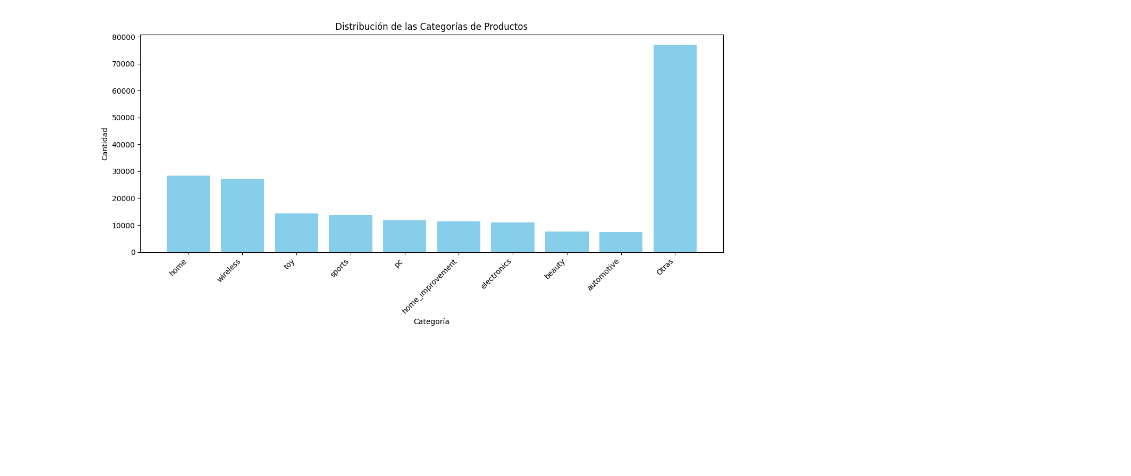
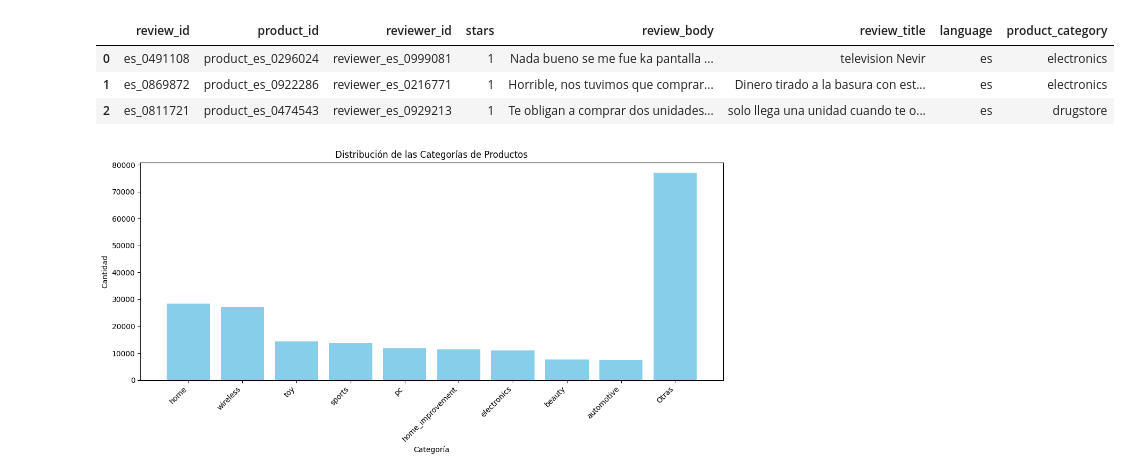
Before and after one commit to kpenzo/rag_example, a Jupyter notebook: Copy_of_Introducción_y_Fundamentos_del_NLP.ipynb, the cells around one changed output. Drawn from its saved outputs; the diff is of its cells as text; code cells hidden in the pictures; blank space fills up the shorter version.

```diff
--- a/Copy_of_Introducción_y_Fundamentos_del_NLP.ipynb
+++ b/Copy_of_Introducción_y_Fundamentos_del_NLP.ipynb
@@ -23 +21,8 @@ plt.show()
+# %%
+original_data.head(3)
+# %% [output]
+|  | review_id | product_id | reviewer_id | stars | review_body | review_title | language | product_category |
+| 0 | es_0491108 | product_es_0296024 | reviewer_es_0999081 | 1 | Nada bueno se me fue ka pantalla ... | television Nevir | es | electronics |
+| 1 | es_0869872 | product_es_0922286 | reviewer_es_0216771 | 1 | Horrible, nos tuvimos que comprar... | Dinero tirado a la basura con est... | es | electronics |
+| 2 | es_0811721 | product_es_0474543 | reviewer_es_0929213 | 1 | Te obligan a comprar dos unidades... | solo llega una unidad cuando te o... | es | drugstore |
 # %%
```
Also changed, not shown: parts of 27 cells of this notebook.
